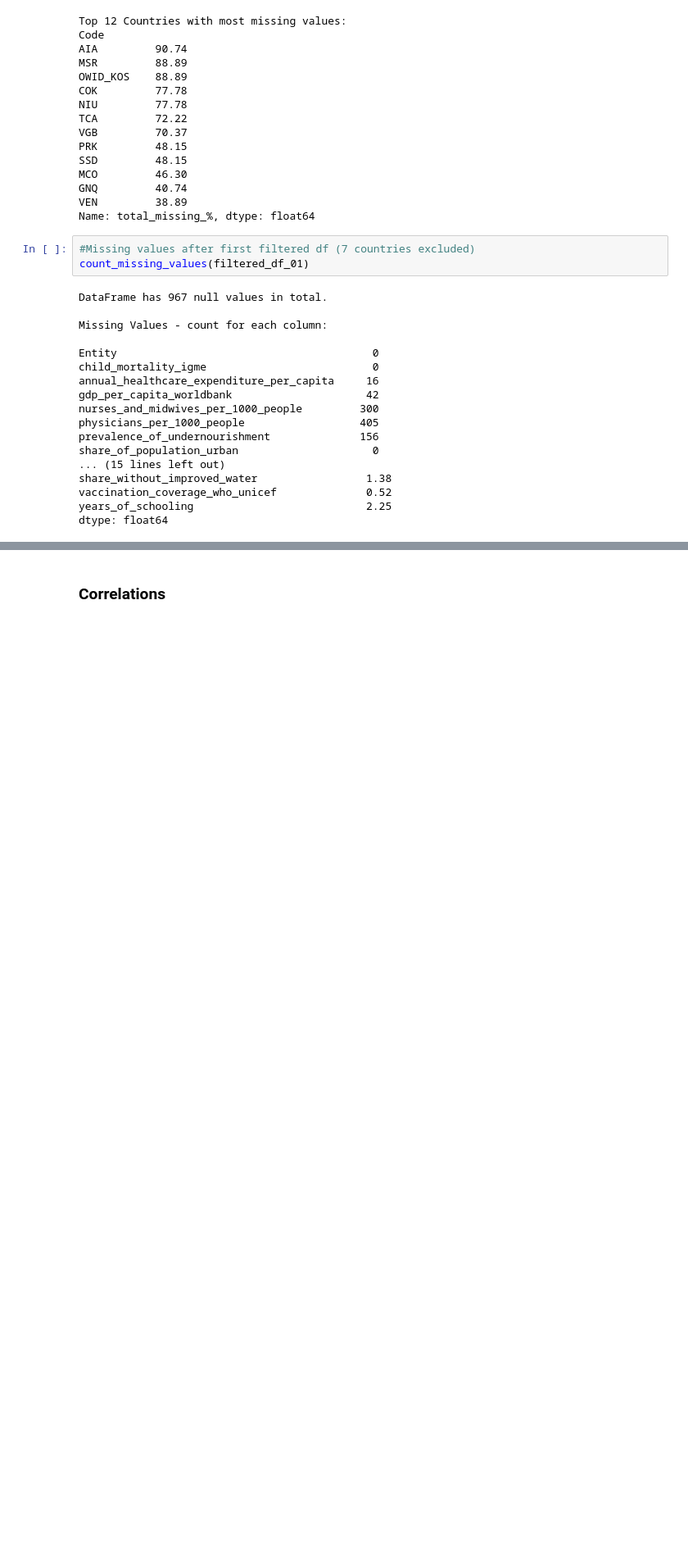
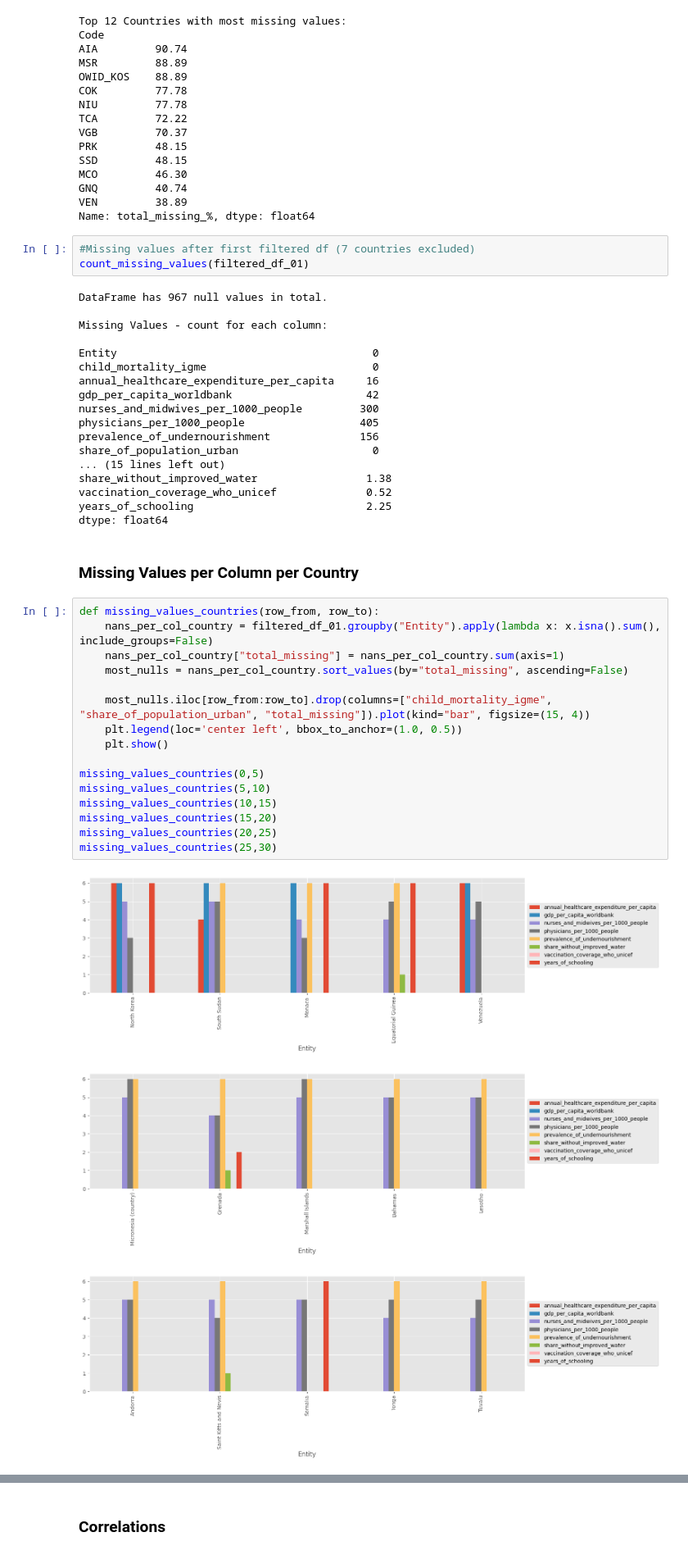
Before and after one commit to HamzahFayad/master_thesis_child_mortality, a Jupyter notebook: 01_notebooks/1_data_exploration.ipynb, the cells around one changed output, grey strips where cells are left out. Shown at 82% size. Drawn from its saved outputs; the diff is of its cells as text; blank space fills up the shorter version.

Commit message:
update: new visualizations - missing values by countries

```diff
--- a/01_notebooks/1_data_exploration.ipynb
+++ b/01_notebooks/1_data_exploration.ipynb
@@ -186,3 +186,25 @@ share_without_improved_water                 1.38
 vaccination_coverage_who_unicef              0.52
 years_of_schooling                           2.25
 dtype: float64
+# %% [markdown]
+### Missing Values per Column per Country
+# %%
+def missing_values_countries(row_from, row_to):
+    nans_per_col_country = filtered_df_01.groupby("Entity").apply(lambda x: x.isna().sum(), include_groups=False)
+    nans_per_col_country["total_missing"] = nans_per_col_country.sum(axis=1)
+    most_nulls = nans_per_col_country.sort_values(by="total_missing", ascending=False)
+
+    most_nulls.iloc[row_from:row_to].drop(columns=["child_mortality_igme", "share_of_population_urban", "total_missing"]).plot(kind="bar", figsize=(15, 4))
+    plt.legend(loc='center left', bbox_to_anchor=(1.0, 0.5))
+    plt.show()
+
+missing_values_countries(0,5)
+missing_values_countries(5,10)
+missing_values_countries(10,15)
+missing_values_countries(15,20)
+missing_values_countries(20,25)
+missing_values_countries(25,30)
+# %% [output]
+[figure, added]
+[figure, added]
+[figure, added]
```
Also changed, not shown: parts of 1 cell of this notebook.
